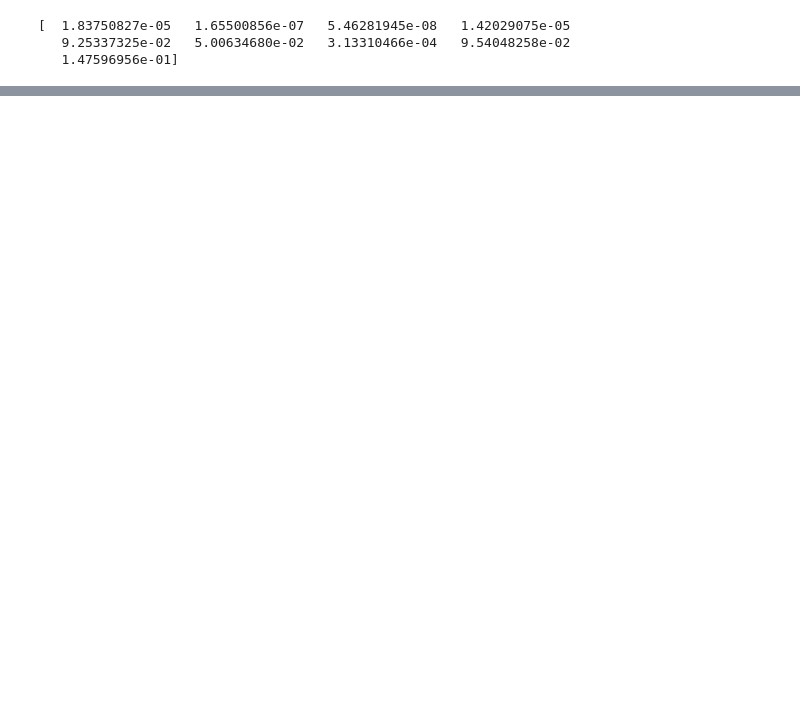
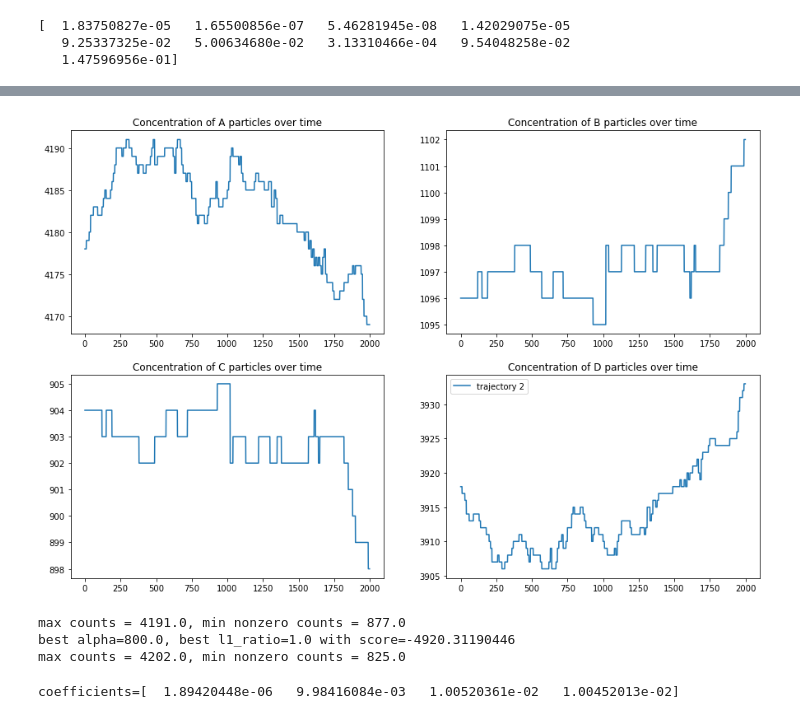
Before and after one commit to readdy/readdy_learn, a Jupyter notebook: analyze/cross validation.ipynb, the cells around one changed output, grey strips where cells are left out. Cells and saved outputs as stored; diff of their text form; code cells hidden in the pictures; blank space fills up the shorter version.

```diff
--- a/analyze/cross validation.ipynb
+++ b/analyze/cross validation.ipynb
@@ -290,0 +296,7 @@ max counts = 6000.0, min nonzero counts = 1.0
+# %%
+traj_equilibrated = pat.Trajectory("../generate/simple_trajectory_3.h5")
+traj_equilibrated.counts = traj_equilibrated.counts[20000:]
+traj_equilibrated.update()
+est = ReaDDyElasticNetEstimator(traj_equilibrated, bfc, scale, alpha=best_alpha, l1_ratio=best_l1, init_xi=right_rates)
+est.fit(range(0, traj_equilibrated.n_time_steps))
+coefficients = est.coefficients_
@@ -290,0 +374,8 @@ max counts = 6000.0, min nonzero counts = 1.0
+# %%
+traj_equilibrated = pat.Trajectory("../generate/simple_trajectory_3.h5")
+traj_equilibrated.counts = traj_equilibrated.counts[20000:]
+traj_equilibrated.update()
+est = ReaDDyElasticNetEstimator(traj_equilibrated, bfc, scale, alpha=.0, l1_ratio=best_l1, init_xi=right_rates)
+est.fit(range(0, traj_equilibrated.n_time_steps))
+coefficients = est.coefficients_
+print("coefficients=%s" % coefficients)
@@ -290,0 +437,45 @@ max counts = 6000.0, min nonzero counts = 1.0
+# %%
+f, ((ax1, ax2), (ax3, ax4)) = plt.subplots(nrows=2, ncols=2, figsize=(15, 10))
+axes = [ax1, ax2, ax3, ax4]
+labels=["A", "B", "C", "D"]
+for i in range(traj2.n_species):
+    axes[i].plot(traj2.counts[:, i][:20000//10], label="trajectory 2")
+    axes[i].set_title("Concentration of %s particles over time" % labels[i])
+plt.legend()
+plt.show()
+# %% [output]
+[figure, added]
+# %%
+old_counts = np.copy(traj2.counts)
+
+traj2.counts = traj2.counts[:20000]
+traj2.update()
+
+right_rates = np.array([1.96008738e-06,9.94587054e-03,1.00520362e-02,9.84303477e-03])
+alphas = np.linspace(0, 1000, num=6)
+l1_ratios = np.linspace(0, 1, num=3)
+scale = 1. / (2. * traj2.n_species * traj2.n_time_steps)
+cv = CV(traj2, bfc, scale, alphas, l1_ratios, 10, right_rates, mode='k_fold')
+cv.fit()
+
+best_score = np.mean(cv.result[0]['scores'])
+for r in cv.result:
+    if np.mean(r['scores']) > best_score:
+        best_score = np.mean(r['scores'])
+        best_alpha, best_l1 = r['alpha'], r['l1_ratio']
+print("best alpha=%s, best l1_ratio=%s with score=%s" % (best_alpha, best_l1, best_score))
+
+traj2.counts = old_counts
+traj2.update()
+# %% [output]
+max counts = 4191.0, min nonzero counts = 877.0
+best alpha=800.0, best l1_ratio=1.0 with score=-4920.31190446
+max counts = 4202.0, min nonzero counts = 825.0
+# %%
+est = ReaDDyElasticNetEstimator(traj2, bfc, scale,
+                                alpha=best_alpha, l1_ratio=best_l1, init_xi=right_rates, verbose=True)
+est.fit(range(0, traj2.n_time_steps))
+coefficients = est.coefficients_
+print("coefficients=%s" % coefficients)
+# %% [output]
+coefficients=[  1.89420448e-06   9.98416084e-03   1.00520361e-02   1.00452013e-02]
```
Also changed, not shown: parts of 40 cells of this notebook.
